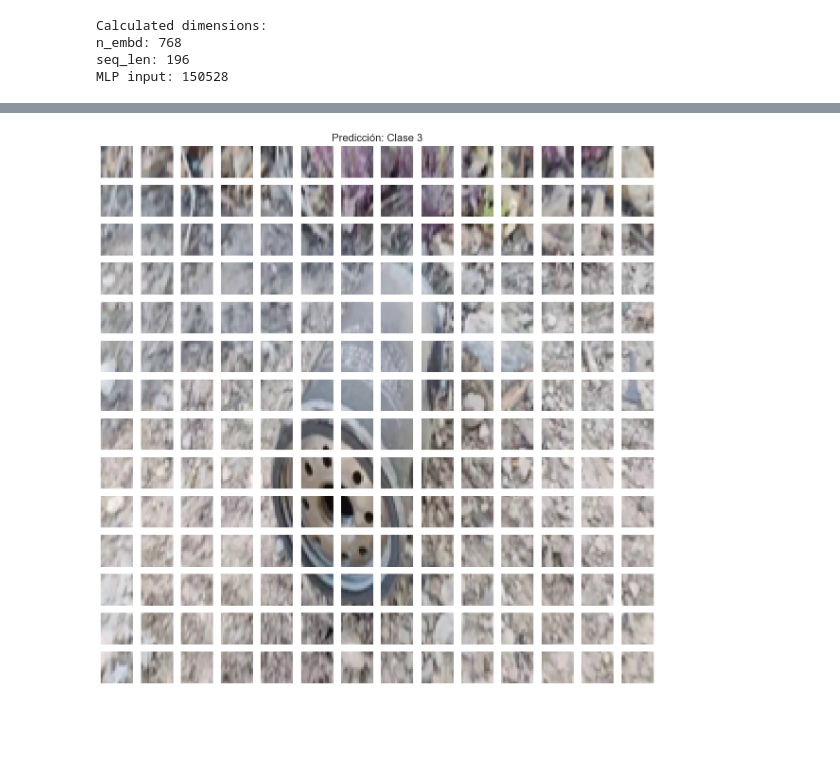
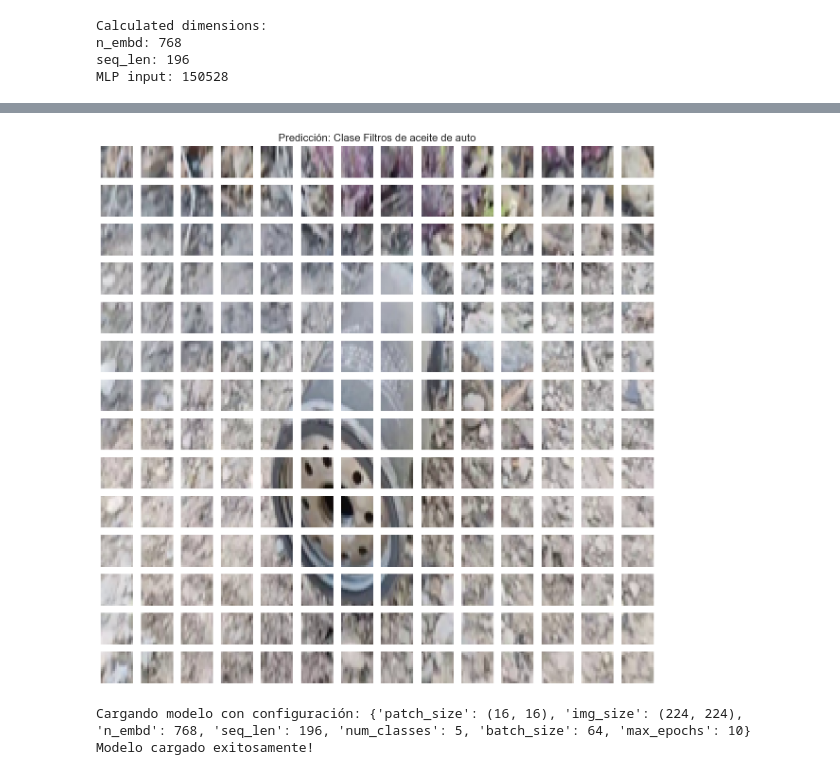
Before and after one commit to bspoloo/SIS421-022025, a Jupyter notebook: Laboratorios/Laboratorio 6/transformer enconder.ipynb, the cells around one changed output, grey strips where cells are left out. Cells and saved outputs as stored; diff of their text form; code cells hidden in the pictures; blank space fills up the shorter version.

```diff
--- a/Laboratorios/Laboratorio 6/transformer enconder.ipynb
+++ b/Laboratorios/Laboratorio 6/transformer enconder.ipynb
@@ -13,18 +24,15 @@ import math
 # %%
 patch_size = (16, 16)      # Tamaño de cada patch (afecta n_embd)
 img_size = (224, 224)      # Resolución de entrada (afecta seq_len)
-batch_size = 16            # Tamaño del batch (afecta memoria)
+batch_size = 64            # Tamaño del batch (afecta memoria)
 
 n_embd = 3 * 16 * 16       # 768 - Dimensiones del embedding por patch
 seq_len = 14 * 14          # 196 - Número total de patches
-n_heads = 4*4               # Número de cabezas de atención
+n_heads = 4*4              # Número de cabezas de atención
 num_classes = 5            # Número de clases de tu dataset
 dropout = 0.3              # Regularización para evitar overfitting
 
 learning_rate = 1e-4       # Tasa de aprendizaje
 weight_decay = 1e-4        # Regularización L2
-optimizer = "Adam"        # Optimizador (Adam, AdamW, SGD)
 
-max_epochs = 3             # Épocas máximas
-precision = 32             # Precisión (16 para GPU, 32 para CPU)
-accumulate_grad_batches = 1 # Acumulación de gradientes
+max_epochs = 10            # Épocas máximas de entrenamiento
@@ -265,20 +361,25 @@ class EnhancedAttentionModel(pl.LightningModule):
         self.save_hyperparameters()
 
         self.mlp = None
-        self.pos_embedding = nn.Parameter(torch.zeros(1, seq_len, n_embd))
-        self.inp_embedding = nn.Linear(n_input, n_embd)
+        self.inp_embedding = nn.Linear(n_input, n_embd) # Capa de embedding
+        self.pos_embedding = nn.Parameter(torch.zeros(1, seq_len, n_embd)) # Embedding posicional
+
         #capas transformer
         self.transformer_blocks = nn.Sequential(
             *[TransformerBlock(n_embd, n_heads) for _ in range(n_layers)]
         )
 
+        # Clasificador final
         self.fc = nn.Linear(n_embd*seq_len, num_classes)
+        self.criterion = nn.CrossEntropyLoss()
+
     def forward(self, x):
-        e = self.inp_embedding(x) + self.pos_embedding
+        e = self.inp_embedding(x) + self.pos_embedding[:, :x.size(1), :] # Asegurar que el tamaño de secuencia coincida
 
         x = self.transformer_blocks(e)
 
-        y = self.fc(x.view(x.size(0), -1))
+        # Convierte a un tensor de forma (batch_size, n_embd*seq_len)
+        y = self.fc(x.view(x.size(0), -1)) # Aplanar y clasificar - fully connected
         return y
 
     def training_step(self, batch, batch_idx):
@@ -304,8 +405,8 @@ class EnhancedAttentionModel(pl.LightningModule):
     def configure_optimizers(self):
         return torch.optim.Adam(
             self.parameters(),
-            lr=1e-4,
-            weight_decay=1e-4
+            lr=learning_rate,
+            weight_decay=weight_decay
         )
 # %%
 C = 3  # RGB
@@ -647,7 +711,7 @@ def visualize_prediction(image_path, model, class_names=None):
 
     return pred_class, pred_probs
 # %%
-def visualize_patches_from_image(image_path, model, patch_size=(16, 16)):
+def visualize_patches_from_image(image_path, model, patch_size=(16, 16), class_names=None):
     """
     Visualiza todos los patches de una imagen
     """
@@ -684,7 +748,7 @@ def visualize_patches_from_image(image_path, model, patch_size=(16, 16)):
             ax.axis('off')
             # ax.set_title(f'{i},{j}', fontsize=6)  # Opcional: coordenadas
 
-    fig.suptitle(f'Predicción: Clase {pred_class}', fontsize=16)
+    fig.suptitle(f'Predicción: Clase {class_names[pred_class]}', fontsize=16)
     plt.tight_layout()
     plt.show()
 # %%
@@ -759,4 +885,12 @@ Predicted class: 3, Probabilities: tensor([6.2768e-13, 2.5154e-09, 1.6826e-07, 1
 # %%
-visualize_patches_from_image(image_path=image_path, model=model, patch_size=patch_size)
+visualize_patches_from_image(image_path=image_path, model=model, patch_size=patch_size, class_names=class_names)
 # %% [output]
-[figure, old version]
+[figure, new version]
+# %%
+
+model = load_model_complete(metadata_path)
+
+# visualize_patches_from_image(image_path=image_path, model=model, patch_size=patch_size, class_names=class_names)
+# %% [output]
+Cargando modelo con configuración: {'patch_size': (16, 16), 'img_size': (224, 224), 'n_embd': 768, 'seq_len': 196, 'num_classes': 5, 'batch_size': 64, 'max_epochs': 10}
+Modelo cargado exitosamente!
```
Also changed, not shown: parts of 29 cells of this notebook, 6 other files.
